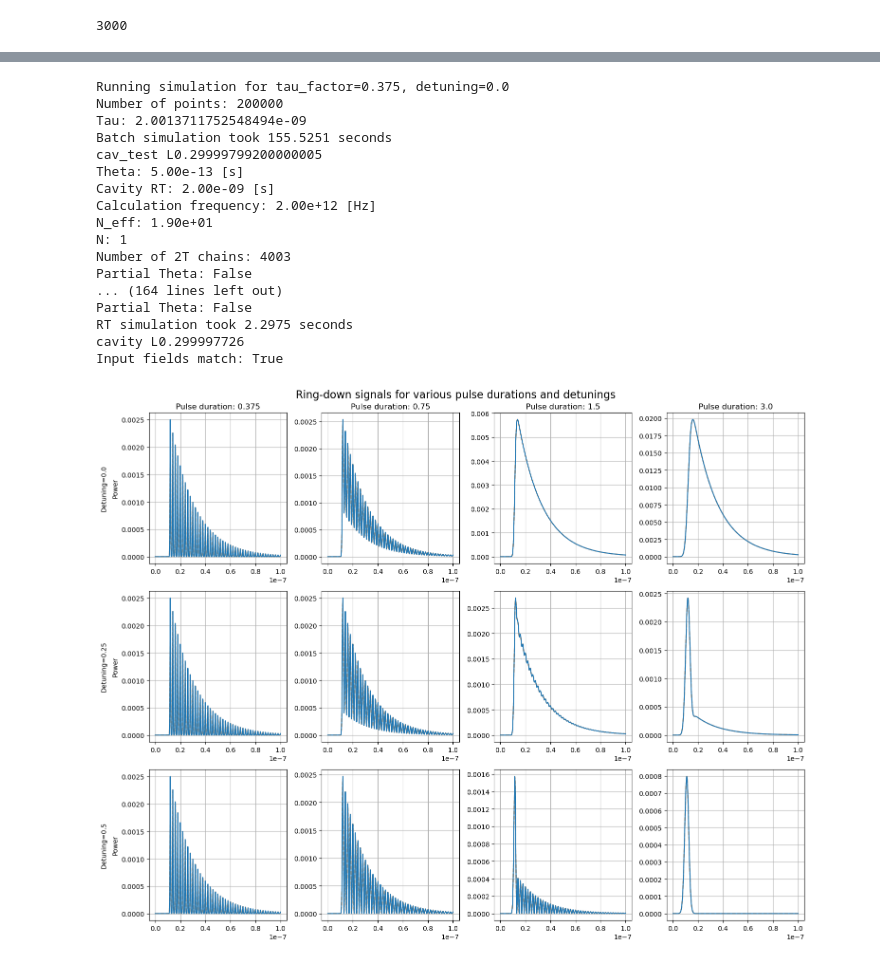
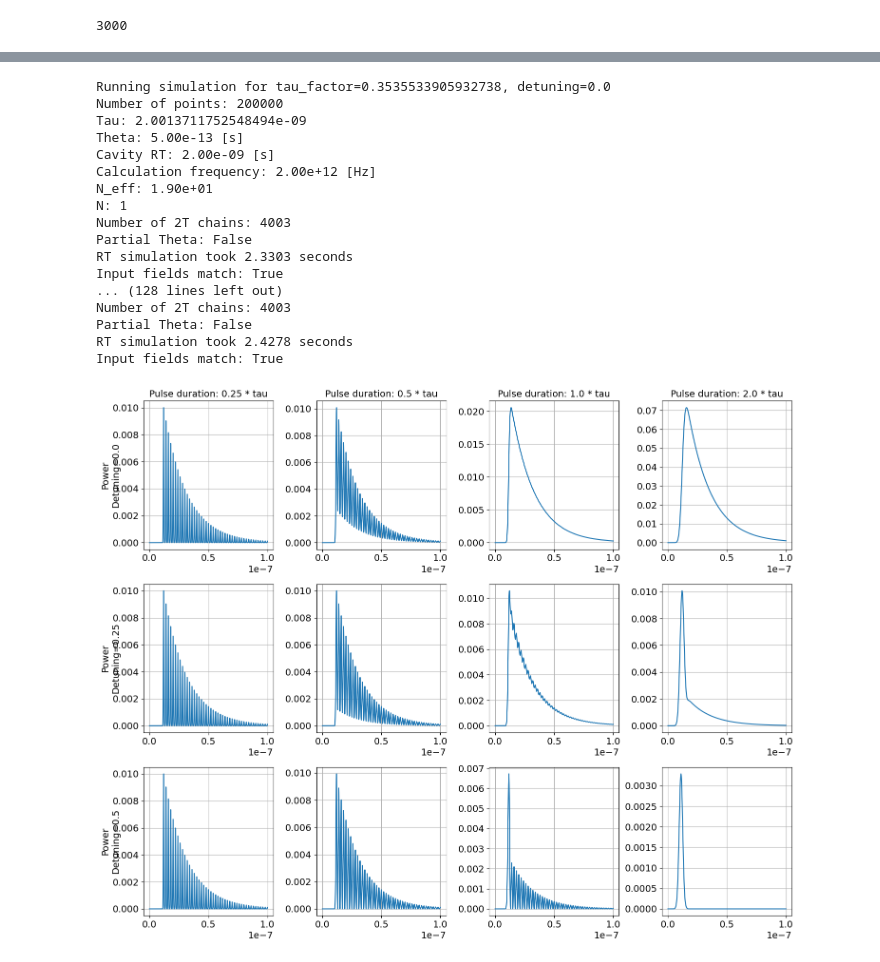
Before and after one commit to matib12/oreonspy, a Jupyter notebook: nb/Simulator development/Simulator commissioning pulse.ipynb, the cells around one changed output, grey strips where cells are left out. Saved outputs shown, nothing was run; the diff lists cells and outputs as text; code cells hidden in the pictures.

Commit message:
FIX: pulse width normalizaton and constant height.

```diff
--- a/nb/Simulator development/Simulator commissioning pulse.ipynb
+++ b/nb/Simulator development/Simulator commissioning pulse.ipynb
@@ -189,7 +189,7 @@ def d(v,t,L):
     f = 200.e6  # Hz
     #return A*np.sin(2.*np.pi*f*t)
 # %%
-def E_in(t, fwhm_duration = 2.4e-9, t_peak=5*2.4e-9):
+def E_in_old(t, fwhm_duration = 2.4e-9, t_peak=5*2.4e-9):
     #return 1.
     #fwhm_duration = 2.4e-9
     #fwhm_duration = 3*2.4e-9
@@ -249,6 +297,7 @@ import time
 plt.rcParams['figure.figsize'] = [10, 7]
 
 def simulation_check(L, detuning=0., tau_factor=1., batch_simulation=False):
+    impulse_height = .2e-0*10
     duration = 100e-9  # s
     f_calc = 2.e12  # Hz
     number_of_points = int(duration*f_calc)
@@ -266,14 +315,14 @@ def simulation_check(L, detuning=0., tau_factor=1., batch_simulation=False):
     tau = cav_test.T
     tau = 2.*L/cav_test.c
     print("Tau: {0}".format(tau))
-    cav_test.simulation(k, E_in, d, fwhm_duration = tau*tau_factor, t_peak=5*2.4e-9)
+    cav_test.simulation(k, E_in, d, fwhm_duration = tau*tau_factor, t_peak=5*2.4e-9, impulse_height=impulse_height)
 
     # Batch simulation
     if batch_simulation:
         start_time = time.time()
 
         for idx, t in enumerate(tdata):
-            ein[idx] = E_in(t, fwhm_duration = tau*tau_factor, t_peak=5*2.4e-9)
+            ein[idx] = E_in(t, fwhm_duration = tau*tau_factor, t_peak=5*2.4e-9, height=impulse_height)
             res[idx] = cav_test.sim_step(t, 0.)
 
         end_time = time.time()
@@ -293,15 +342,15 @@ def simulation_check(L, detuning=0., tau_factor=1., batch_simulation=False):
 
     for idx, t in enumerate(tdata):
         #rt_sim_res[idx],_ = cavity.sim_step(1., 0, lambd/number_of_points)  # Moving mirror
-        rt_sim_res[idx],_ = cavity.sim_step(E_in(t, fwhm_duration = tau*tau_factor, t_peak=5*2.4e-9), 0., 0.)
+        rt_sim_res[idx],_ = cavity.sim_step(E_in(t, fwhm_duration = tau*tau_factor, t_peak=5*2.4e-9, height=impulse_height), 0., 0.)
 
     end_time = time.time()
     elapsed_time = end_time - start_time
     print(f"RT simulation took {elapsed_time:.4f} seconds")
 
     # Verify the input fields are identical
-    ein_from_batch = [cav_test.E_in(t, tau*tau_factor, 5*2.4e-9) for t in tdata]
-    ein_computed = [E_in(t, tau*tau_factor, 5*2.4e-9) for t in tdata]
+    ein_from_batch = [cav_test.E_in(t, tau*tau_factor, 5*2.4e-9, height=impulse_height) for t in tdata]
+    ein_computed = [E_in(t, tau*tau_factor, 5*2.4e-9, height=impulse_height) for t in tdata]
     print("Input fields match:", np.allclose(ein_from_batch, ein_computed))
     #plt.plot(tdata, ein_from_batch, label="E_in from batch")
     #plt.plot(tdata, ein_computed, label="E_in computed")
@@ -388,55 +434,66 @@ simulation_check_plot(ein, res, rt_sim_res, tdata, full_plot=False, batch_simula
 "Fig. 2 Ring-down signals altering behaviors with the variation in excitation pulse duration and carrier frequency detuning. Excitation pulse durations for the calculations were set to be (a) 0.25t r , (b) 0.5t r , (c) t r , and (d) 2t r . For each pulse duration, several of carrier frequency detunings by (1) 0, (2) 0.25 FSR, and (3) 0.5 FSR, were considered and the corresponding results are plotted in a column.
 The low finesse cavity with mirror reflectivity of 95% was considered for the calculations and the origin of the abscissa, t = 0, is set as the moment when the transmitted peak of the input pulse component undergone no round-trip is about to escape from the cavity."
 # %%
-tau_factors = [x * 1.5 for x in [0.25, .5, 1., 2.]]
+tau_factors = [x * np.sqrt(2) for x in [0.25, .5, 1., 2.]]  # Converion for the pulse duration in field amplitude and power
+#tau_factors = [x * 1.0 for x in [0.25, .5, 1., 2.]]
 detunings = [0., 0.25, 0.5]
 # %%
+#TODO: Fix amplitude.
+
+font_size = 14
+
+plt.rcParams.update({'font.size': font_size})
+
 fig, axs = plt.subplots(len(detunings), len(tau_factors), figsize=(15, 12))
-fig.suptitle(r"Ring-down signals for various pulse durations and detunings", fontsize=16)
+#fig.suptitle(r"Ring-down signals for various pulse durations and detunings", fontsize=16)  # Commented out for publication
+
+sumulate_batch = False
 
 for i, detuning in enumerate(detunings):
     for j, tau_factor in enumerate(tau_factors):
         print(f"Running simulation for tau_factor={tau_factor}, detuning={detuning}")
-        ein_sim, res_sim, rt_sim_res_sim, tdata_sim = simulation_check(L, detuning=detuning, tau_factor=tau_factor, batch_simulation=True)
+        ein_sim, res_sim, rt_sim_res_sim, tdata_sim = simulation_check(L, detuning=detuning, tau_factor=tau_factor, batch_simulation=sumulate_batch)
 
         ax = axs[i, j]
         ax.grid(visible=True)
-        ax.plot(tdata_sim, (abs(rt_sim_res_sim*t_a)**2), color='C1', ls="--")
-        ax.plot(tdata_sim, (abs(res_sim*t_a)**2), label="Batch simulator")
+        ax.plot(tdata_sim, (abs(rt_sim_res_sim*t_a)**2), color='C0')
+        if sumulate_batch:
+            ax.plot(tdata_sim, (abs(res_sim*t_a)**2), label="Batch simulator", ls="--", color='C1')
         if j == 0:
-            ax.set_ylabel("Power")
+            ax.set_ylabel("Power", fontsize=font_size)
 
         # Only add x-label to bottom row
         if i == len(tau_factors) - 1:
-            ax.set_xlabel("Time [s]")
+            ax.set_xlabel("Time [s]", fontsize=font_size)
 
         # Add title to each subplot
         if i == 0:
-            ax.set_title(f"Pulse duration: {tau_factor}")
+            ax.set_title(f"Pulse duration: {tau_factor/ np.sqrt(2)} * tau", fontsize=font_size)
 
         # Add tau_factor label on left side
         if j == 0:
-            ax.text(-0.35, 0.5, f"Detuning={detuning}", transform=ax.transAxes,
-                   rotation=90, va='center', fontsize=10)
+            ax.text(-0.25, 0.5, f"Detuning={detuning}", transform=ax.transAxes,
+                   rotation=90, va='center', fontsize=font_size)
 
 plt.tight_layout()
-plt.show()
+#plt.show()
+plt.savefig("Fig2Lee.pdf")
 # %% [output]
-Running simulation for tau_factor=0.375, detuning=0.0
+Running simulation for tau_factor=0.3535533905932738, detuning=0.0
 Number of points: 200000
 Tau: 2.0013711752548494e-09
-Batch simulation took 155.5251 seconds
-cav_test L0.29999799200000005
 Theta: 5.00e-13 [s]
 Cavity RT: 2.00e-09 [s]
 Calculation frequency: 2.00e+12 [Hz]
 N_eff: 1.90e+01
 N: 1
 Number of 2T chains: 4003
 Partial Theta: False
-... (164 lines left out)
+RT simulation took 2.3303 seconds
+Input fields match: True
+... (128 lines left out)
+Number of 2T chains: 4003
 Partial Theta: False
-RT simulation took 2.2975 seconds
-cavity L0.299997726
+RT simulation took 2.4278 seconds
 Input fields match: True
-[figure, old version]
+[figure, new version]
```
Also changed, not shown: parts of 6 cells of this notebook.
